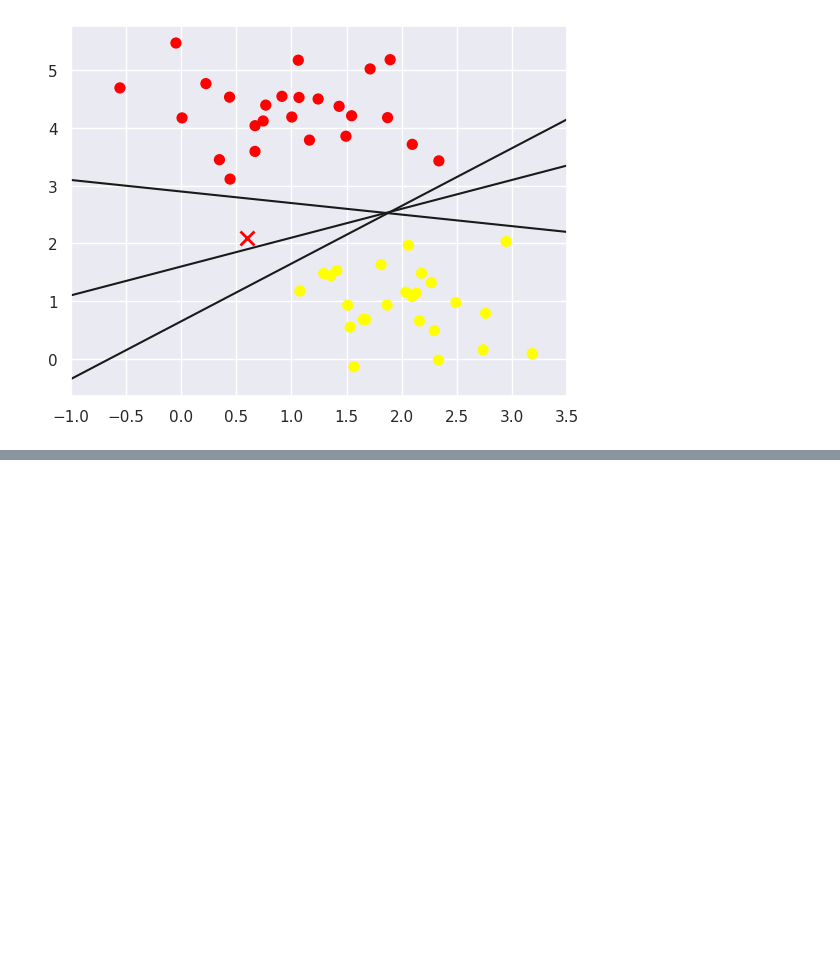
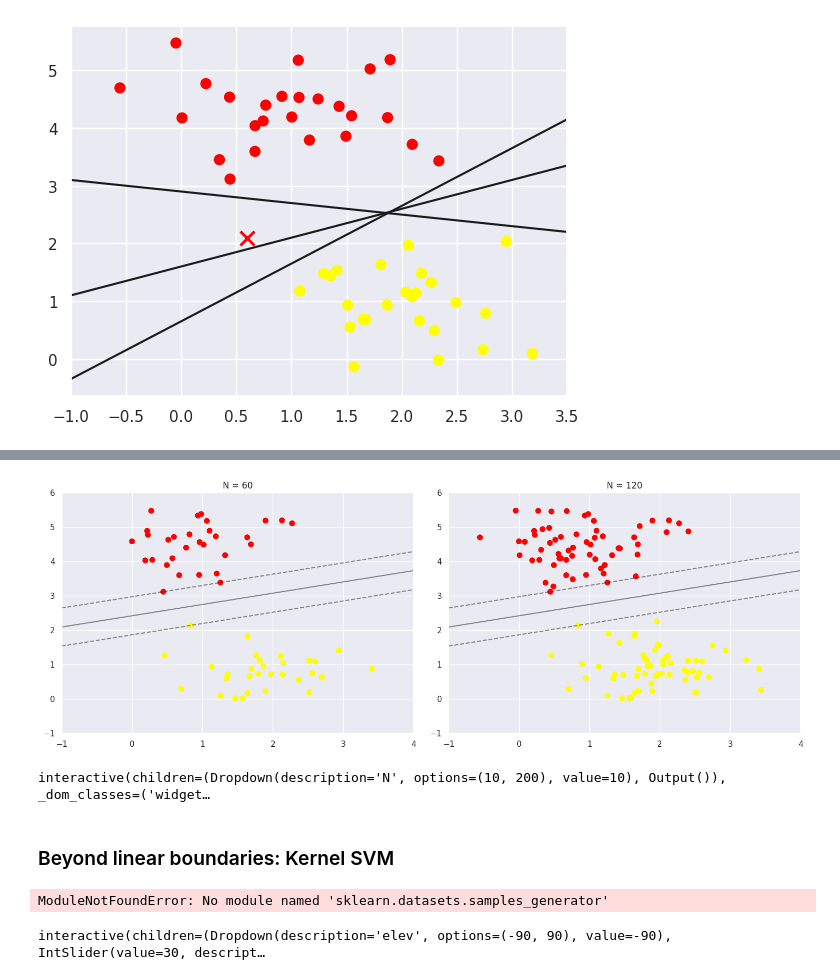
Before and after one commit to m00n07/mineria_de_datos, a Jupyter notebook: Mineria_de_datos.ipynb, the cells around one changed output, grey strips where cells are left out. Cells and saved outputs as stored; diff of their text form; code cells hidden in the pictures; blank space fills up the shorter version.

```diff
--- a/Mineria_de_datos.ipynb
+++ b/Mineria_de_datos.ipynb
@@ -3298,0 +3364,39 @@ plt.xlim(-1, 3.5);
+# %%
+def plot_svm(N=10, ax=None):
+    X, y = make_blobs(n_samples=200, centers=2,
+                      random_state=0, cluster_std=0.60)
+    X = X[:N]
+    y = y[:N]
+    model = SVC(kernel='linear', C=1E10)
+    model.fit(X, y)
+
+    ax = ax or plt.gca()
+    ax.scatter(X[:, 0], X[:, 1], c=y, s=50, cmap='autumn')
+    ax.set_xlim(-1, 4)
+    ax.set_ylim(-1, 6)
+    plot_svc_decision_function(model, ax)
+
+fig, ax = plt.subplots(1, 2, figsize=(16, 6))
+fig.subplots_adjust(left=0.0625, right=0.95, wspace=0.1)
+for axi, N in zip(ax, [60, 120]):
+    plot_svm(N, axi)
+    axi.set_title('N = {0}'.format(N))
+# %% [output]
+[figure, added]
+# %%
+from ipywidgets import interact, fixed
+interact(plot_svm, N=[10, 200], ax=fixed(None));
+# %% [output]
+interactive(children=(Dropdown(description='N', options=(10, 200), value=10), Output()), _dom_classes=('widget…
+# %% [markdown]
+### Beyond linear boundaries: Kernel SVM
+# %%
+from sklearn.datasets.samples_generator import make_circles
+X, y = make_circles(100, factor=.1, noise=.1)
+
+clf = SVC(kernel='linear').fit(X, y)
+
+plt.scatter(X[:, 0], X[:, 1], c=y, s=50, cmap='autumn')
+plot_svc_decision_function(clf, plot_support=False);
+# %% [output]
+ModuleNotFoundError: No module named 'sklearn.datasets.samples_generator'
@@ -3298,0 +3405,15 @@ plt.xlim(-1, 3.5);
+# %%
+from mpl_toolkits import mplot3d
+
+def plot_3D(elev=30, azim=30, X=X, y=y):
+    ax = plt.subplot(projection='3d')
+    ax.scatter3D(X[:, 0], X[:, 1], r, c=y, s=50, cmap='autumn')
+    ax.view_init(elev=elev, azim=azim)
+    ax.set_xlabel('x')
+    ax.set_ylabel('y')
+    ax.set_zlabel('r')
+
+interact(plot_3D, elev=[-90, 90], azip=(-180, 180),
+         X=fixed(X), y=fixed(y));
+# %% [output]
+interactive(children=(Dropdown(description='elev', options=(-90, 90), value=-90), IntSlider(value=30, descript…
```
Also changed, not shown: parts of 8 cells of this notebook.
